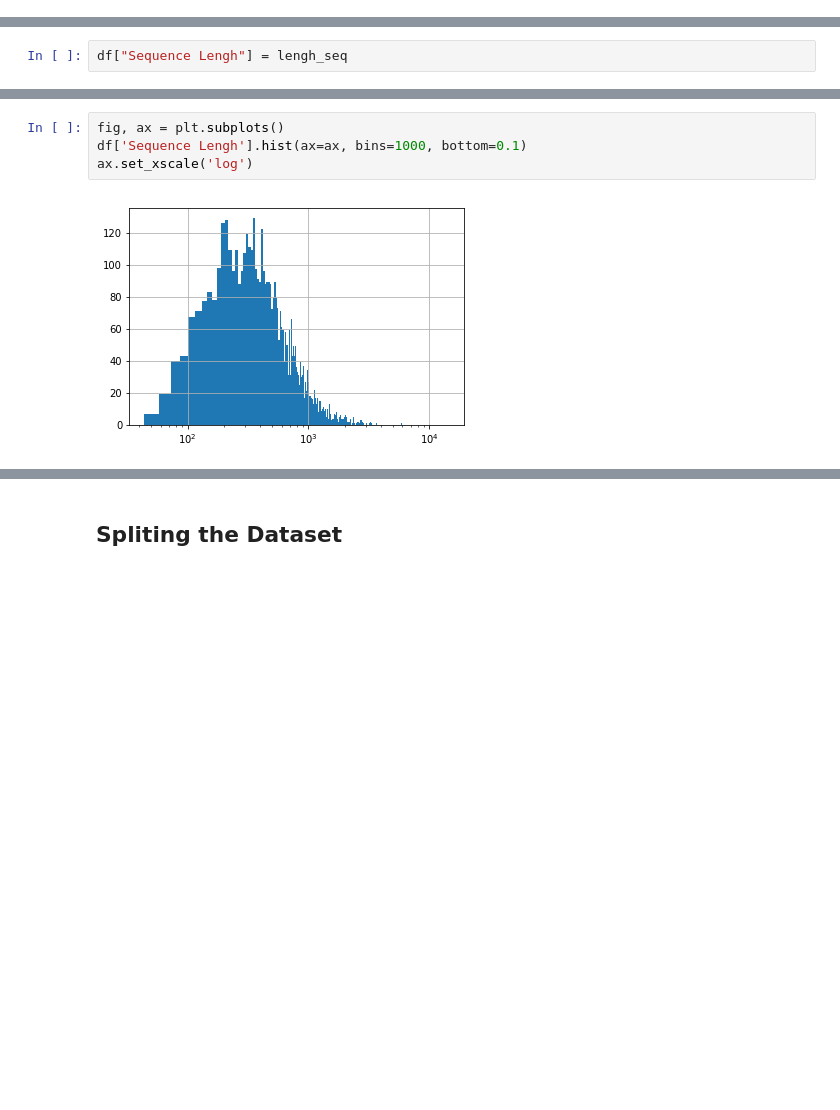
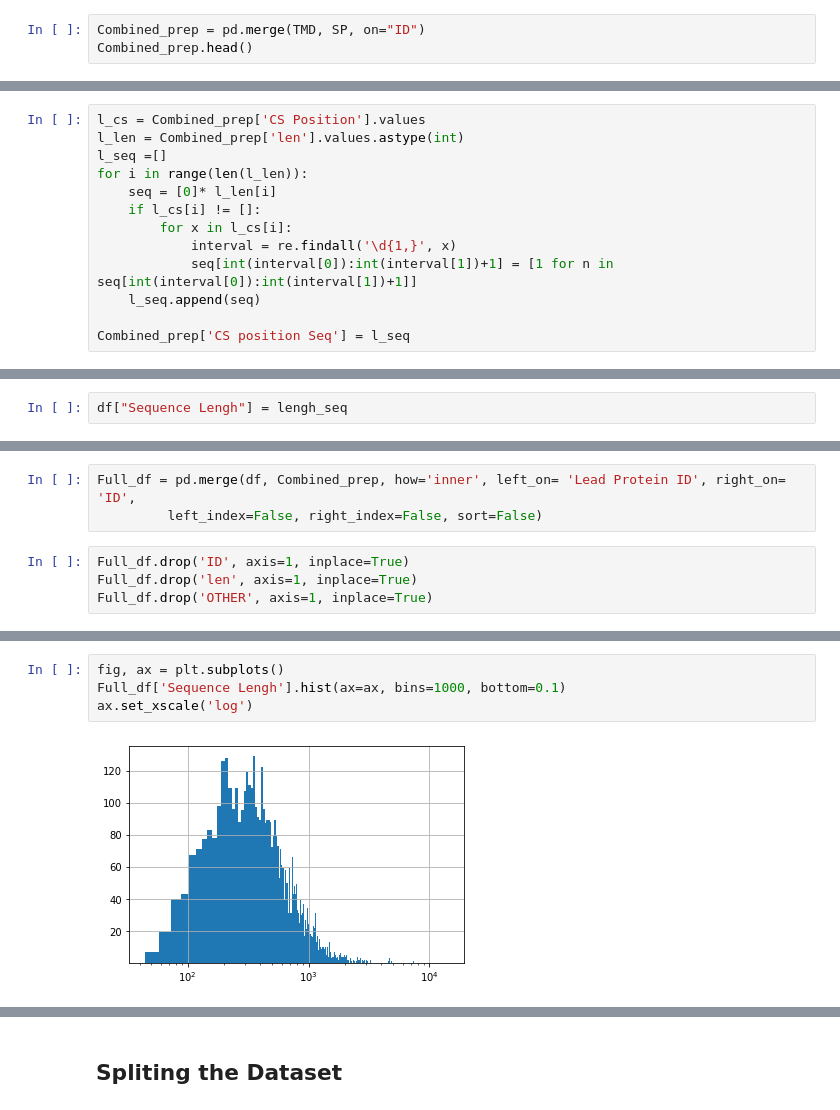
Before and after one commit to JulieRojas/Protein_Localisation_ML, a Jupyter notebook: Compartment_prediction/7Compartments_added_features/Analysis_data.ipynb, the cells around one changed output, grey strips where cells are left out. Drawn from its saved outputs; the diff is of its cells as text; blank space fills up the shorter version.

```diff
--- a/Compartment_prediction/7Compartments_added_features/Analysis_data.ipynb
+++ b/Compartment_prediction/7Compartments_added_features/Analysis_data.ipynb
@@ -121,0 +123,3 @@ set(SP['Prediction'])
+# %%
+Combined_prep = pd.merge(TMD, SP, on="ID")
+Combined_prep.head()
@@ -121,0 +133,13 @@ set(SP['Prediction'])
+# %%
+l_cs = Combined_prep['CS Position'].values
+l_len = Combined_prep['len'].values.astype(int)
+l_seq =[]
+for i in range(len(l_len)):
+    seq = [0]* l_len[i]
+    if l_cs[i] != []:
+        for x in l_cs[i]:
+            interval = re.findall('\d{1,}', x)
+            seq[int(interval[0]):int(interval[1])+1] = [1 for n in seq[int(interval[0]):int(interval[1])+1]]
+    l_seq.append(seq)
+
+Combined_prep['CS position Seq'] = l_seq
@@ -155,0 +193,7 @@ df.head()
+# %%
+Full_df = pd.merge(df, Combined_prep, how='inner', left_on= 'Lead Protein ID', right_on= 'ID',
+         left_index=False, right_index=False, sort=False)
+# %%
+Full_df.drop('ID', axis=1, inplace=True)
+Full_df.drop('len', axis=1, inplace=True)
+Full_df.drop('OTHER', axis=1, inplace=True)
@@ -156,7 +209,7 @@ df.head()
 # %%
 fig, ax = plt.subplots()
-df['Sequence Lengh'].hist(ax=ax, bins=1000, bottom=0.1)
+Full_df['Sequence Lengh'].hist(ax=ax, bins=1000, bottom=0.1)
 ax.set_xscale('log')
 # %% [output]
-[figure, old version]
+[figure, new version]
 # %%
```
Also changed, not shown: parts of 35 cells of this notebook, 3 other files.
